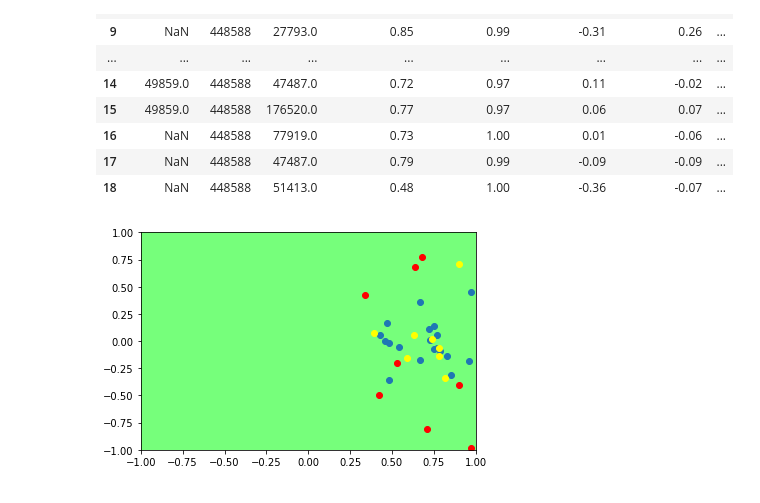
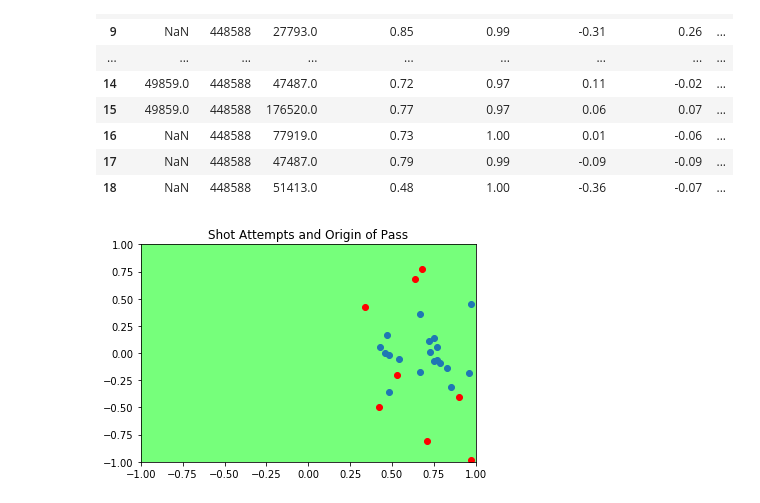
Before and after one commit to d-v-dlee/super_liga_xg, a Jupyter notebook: test_functions.ipynb, the cells around one changed output. Drawn from its saved outputs; the diff is of its cells as text; code cells hidden in the pictures.

```diff
--- a/test_functions.ipynb
+++ b/test_functions.ipynb
@@ -140,10 +140,11 @@ transposed_df
 # %%
 fig, ax = plt.subplots()
 ax.scatter(transposed_df['shot_coord_x1'], transposed_df['shot_coord_y1'])
 ax.scatter(transposed_df['pass_coord_x1'], transposed_df['pass_coord_y1'], color='red')
-ax.scatter(transposed_df['pass_coord_x2'], transposed_df['pass_coord_y2'], color='yellow')
+# ax.scatter(transposed_df['pass_coord_x2'], transposed_df['pass_coord_y2'], color='yellow')
+ax.set_title('Shot Attempts and Origin of Pass')
 ax.set_xlim([-1, 1])
 ax.set_ylim([-1, 1])
 ax.set_facecolor('xkcd:lightgreen')
 # %% [output]
-[figure, old version]
+[figure, new version]
```
Also changed, not shown: parts of 3 cells of this notebook.
